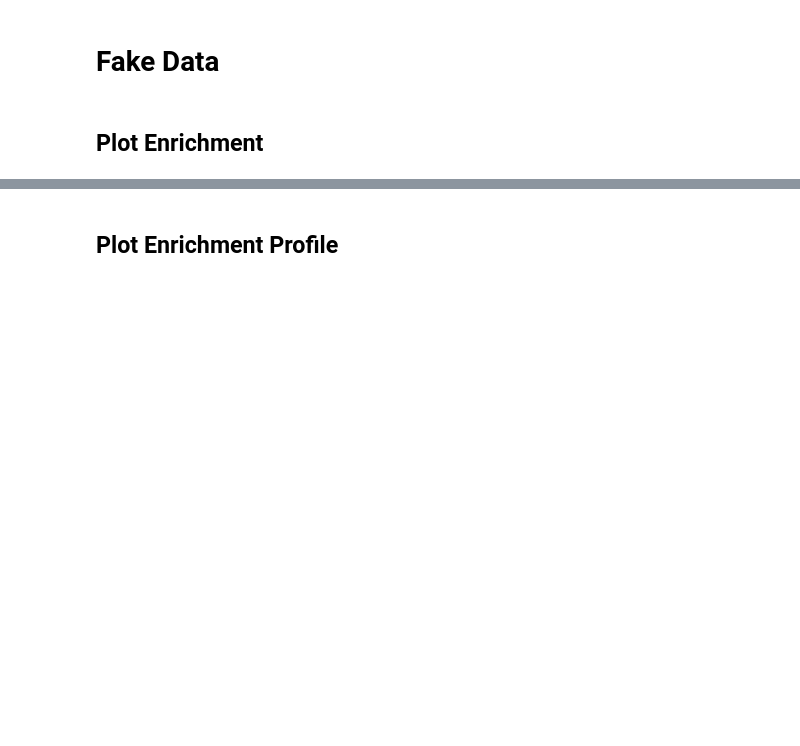
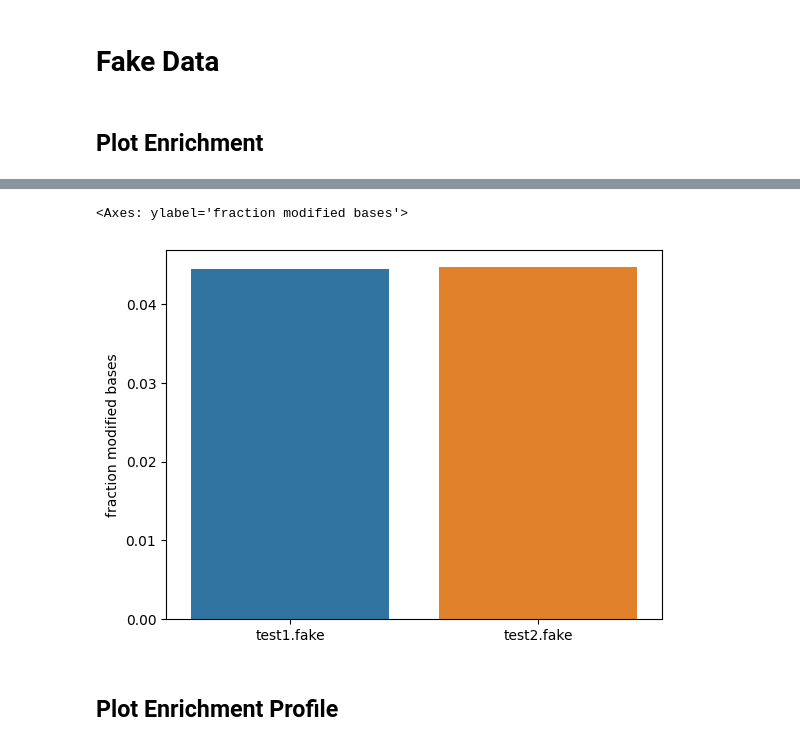
Before and after one commit to streetslab/dimelo, a Jupyter notebook: test.ipynb, the cells around one changed output, grey strips where cells are left out. Cells and saved outputs as stored; diff of their text form; code cells hidden in the pictures; blank space fills up the shorter version.

```diff
--- a/test.ipynb
+++ b/test.ipynb
@@ -15,3 +52,12 @@ plot_enrichment.plot_enrichment_base(mod_file_names=['test.fake', 'test.fake'],
+# %%
+plot_enrichment.by_dataset(
+    mod_file_names=['test1.fake', 'test2.fake'],
+    bed_file_name='test.bed',
+    mod_name='A'
+)
+# %% [output]
+<Axes: ylabel='fraction modified bases'>
+[figure, added]
 # %% [markdown]
 ## Plot Enrichment Profile
 # %%
```
Also changed, not shown: parts of 10 cells of this notebook, 3 other files.
